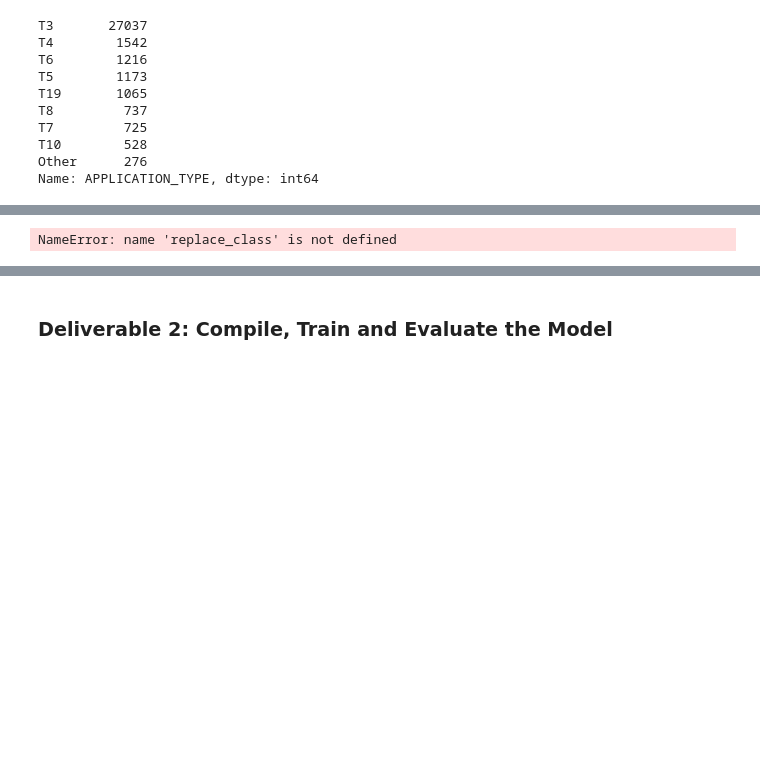
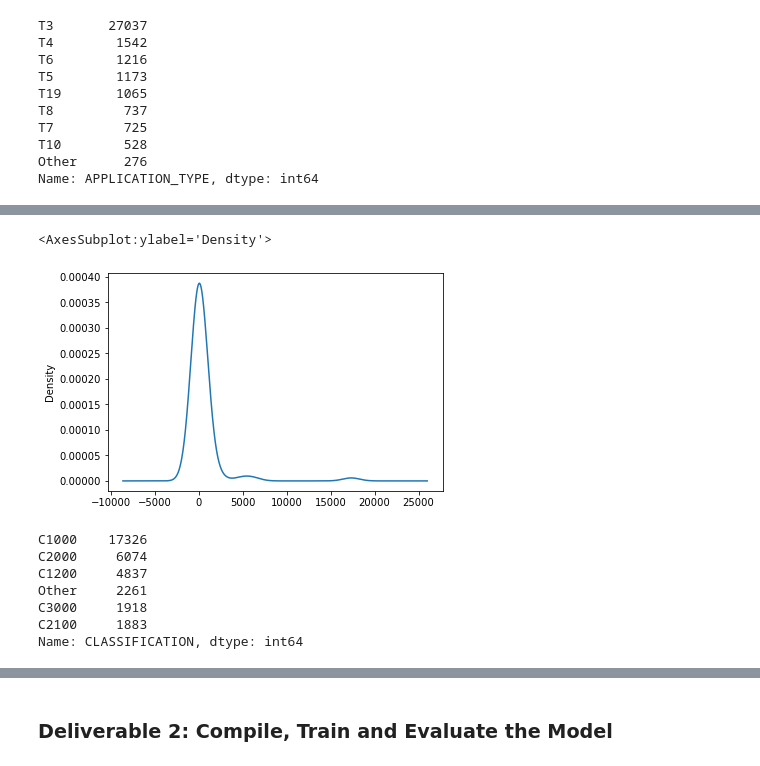
Before and after one commit to ahmed17777/Neural_Network_Charity_Analysis, a Jupyter notebook: AlphabetSoupCharity.ipynb, the cells around one changed output, grey strips where cells are left out. Saved outputs shown, nothing was run; the diff lists cells and outputs as text; code cells hidden in the pictures; blank space fills up the shorter version.

```diff
--- a/AlphabetSoupCharity.ipynb
+++ b/AlphabetSoupCharity.ipynb
@@ -113,10 +113,13 @@ C1570        1
 Name: CLASSIFICATION, Length: 71, dtype: int64
 # %%
 # Visualize the value counts of CLASSIFICATION
-#  YOUR CODE GOES HERE
+classification_counts.plot.density()
+# %% [output]
+<AxesSubplot:ylabel='Density'>
+[figure, added]
 # %%
 # Determine which values to replace if counts are less than ..?
-#  YOUR CODE GOES HERE
+replace_class = list(classification_counts[classification_counts < 1500].index)
 
 # Replace in dataframe
 for cls in replace_class:
@@ -125,6 +128,12 @@ for cls in replace_class:
 # Check to make sure binning was successful
 application_df.CLASSIFICATION.value_counts()
 # %% [output]
-NameError: name 'replace_class' is not defined
+C1000    17326
+C2000     6074
+C1200     4837
+Other     2261
+C3000     1918
+C2100     1883
+Name: CLASSIFICATION, dtype: int64
 # %%
 # Generate our categorical variable lists
```
Also changed, not shown: parts of 4 cells of this notebook.
